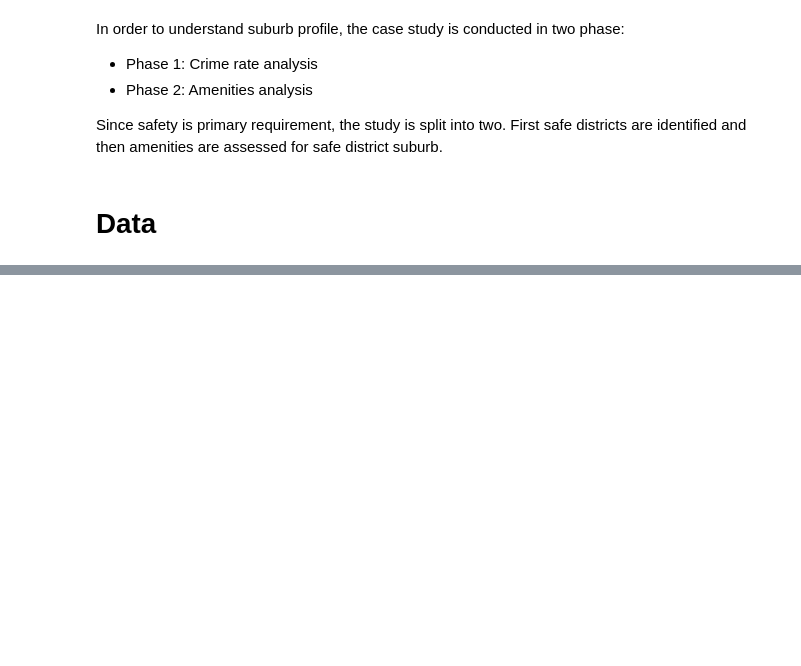
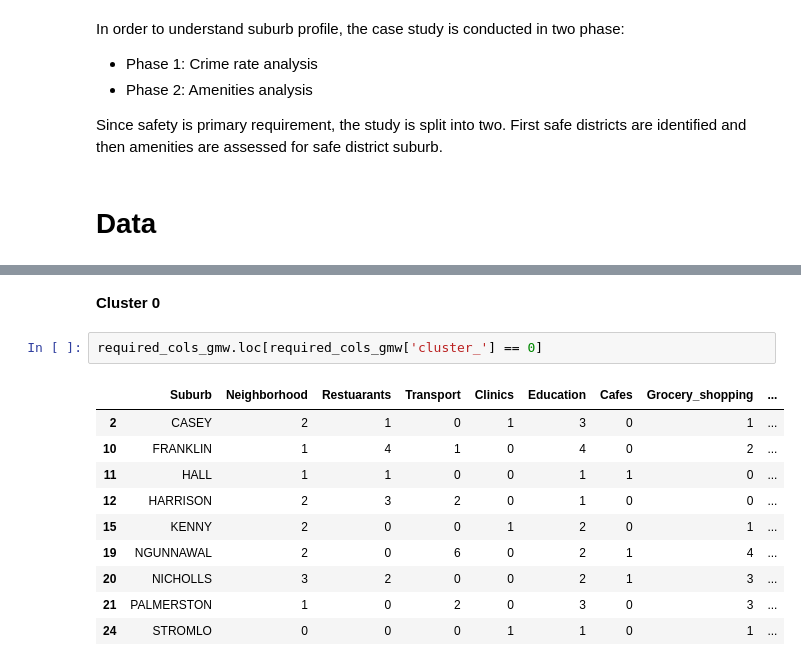
Before and after one commit to radhikakannan/Capstone, a Jupyter notebook: CanberraSuburbProfileAnalysis.ipynb, the cells around one changed output, grey strips where cells are left out. Drawn from its saved outputs; the diff is of its cells as text; blank space fills up the shorter version.

```diff
--- a/CanberraSuburbProfileAnalysis.ipynb
+++ b/CanberraSuburbProfileAnalysis.ipynb
@@ -55,0 +873,15 @@ Amenities data are in JSON format and hence no data manipulation is done.
+# %% [markdown]
+**Cluster 0**
+# %%
+required_cols_gmw.loc[required_cols_gmw['cluster_'] == 0]
+# %% [output]
+|  | Suburb | Neighborhood | Restuarants | Transport | Clinics | Education | Cafes | Grocery_shopping | ... |
+| 2 | CASEY | 2 | 1 | 0 | 1 | 3 | 0 | 1 | ... |
+| 10 | FRANKLIN | 1 | 4 | 1 | 0 | 4 | 0 | 2 | ... |
+| 11 | HALL | 1 | 1 | 0 | 0 | 1 | 1 | 0 | ... |
+| 12 | HARRISON | 2 | 3 | 2 | 0 | 1 | 0 | 0 | ... |
+| 15 | KENNY | 2 | 0 | 0 | 1 | 2 | 0 | 1 | ... |
+| 19 | NGUNNAWAL | 2 | 0 | 6 | 0 | 2 | 1 | 4 | ... |
+| 20 | NICHOLLS | 3 | 2 | 0 | 0 | 2 | 1 | 3 | ... |
+| 21 | PALMERSTON | 1 | 0 | 2 | 0 | 3 | 0 | 3 | ... |
+| 24 | STROMLO | 0 | 0 | 0 | 1 | 1 | 0 | 1 | ... |
```
Also changed, not shown: parts of 107 cells of this notebook.
